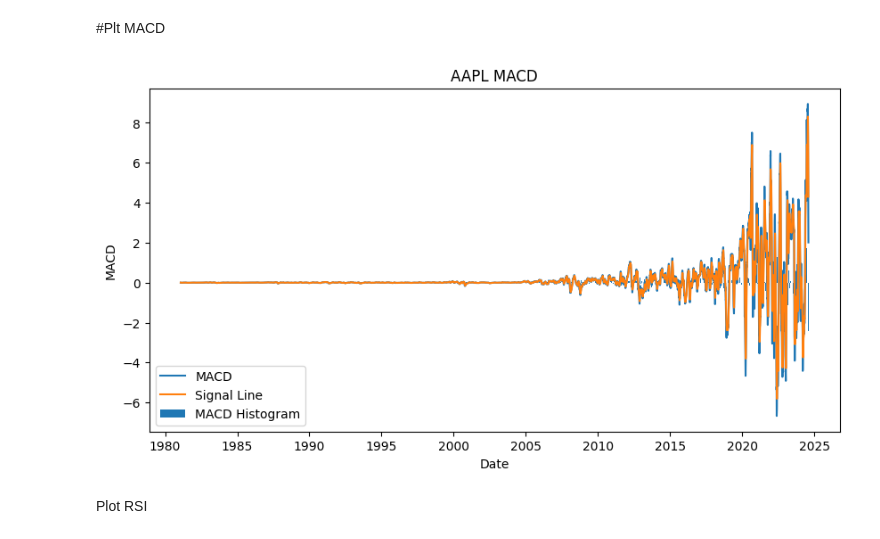
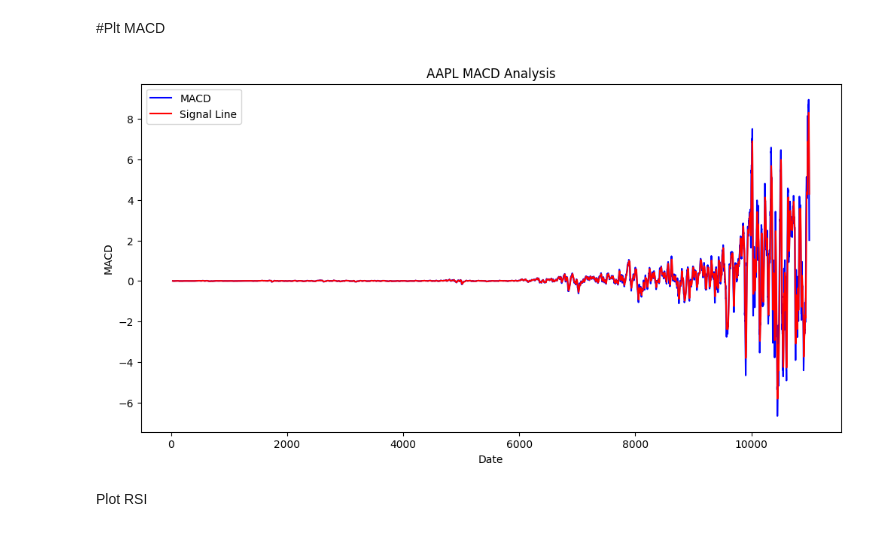
Before and after one commit to ruhamds/stock-analysis, a Jupyter notebook: notebooks/task2_AAPL_stock_analysis.ipynb, the cells around one changed output. Saved outputs shown, nothing was run; the diff lists cells and outputs as text; code cells hidden in the pictures.

```diff
--- a/notebooks/task2_AAPL_stock_analysis.ipynb
+++ b/notebooks/task2_AAPL_stock_analysis.ipynb
@@ -530,14 +540,2 @@ plt.show()
 # %% [markdown]
 #Plt MACD
-# %%
-plt.figure(figsize=(10, 5))
-plt.plot(aapl_data['date'], aapl_data['MACD'], label='MACD')
-plt.plot(aapl_data['date'], aapl_data['MACD_signal'], label='Signal Line')
-plt.bar(aapl_data['date'], aapl_data['MACD_hist'], label='MACD Histogram')
-plt.title('AAPL MACD')
-plt.xlabel('Date')
-plt.ylabel('MACD')
-plt.legend()
-plt.show()
-# %% [output]
-[figure, removed]
@@ -546,2 +546,14 @@ aapl_data['RSI'] = talib.RSI(aapl_data['Close'], timeperiod=14)
+# %%
+plt.figure(figsize=(12, 6))
+plt.plot(stocks['AAPL'].index, stocks['AAPL']['MACD'], label='MACD', color='b')
+plt.plot(stocks['AAPL'].index, stocks['AAPL']['Signal_Line'], label='Signal Line', color='r')
+plt.title('AAPL MACD Analysis')
+plt.xlabel('Date')
+plt.ylabel('MACD')
+plt.legend()
+plt.savefig('macd_aapl.png')
+plt.show()
+# %% [output]
+[figure, added]
 # %% [markdown]
 Plot RSI
```
Also changed, not shown: parts of 7 cells of this notebook, 1 other file.
